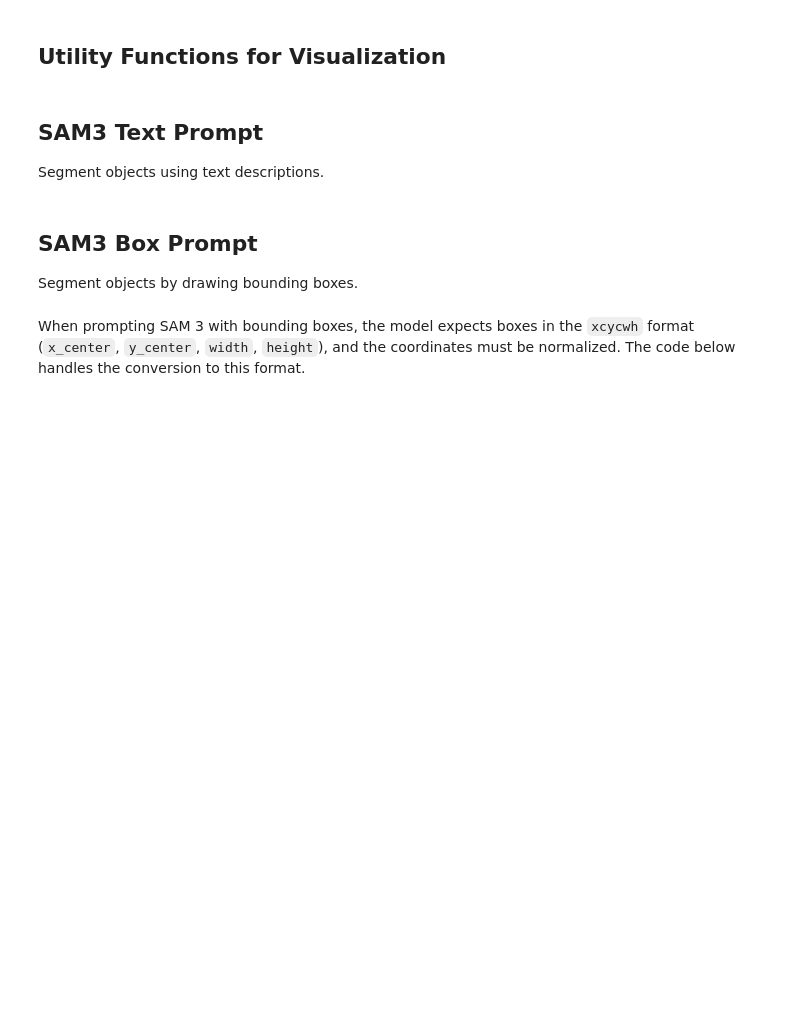
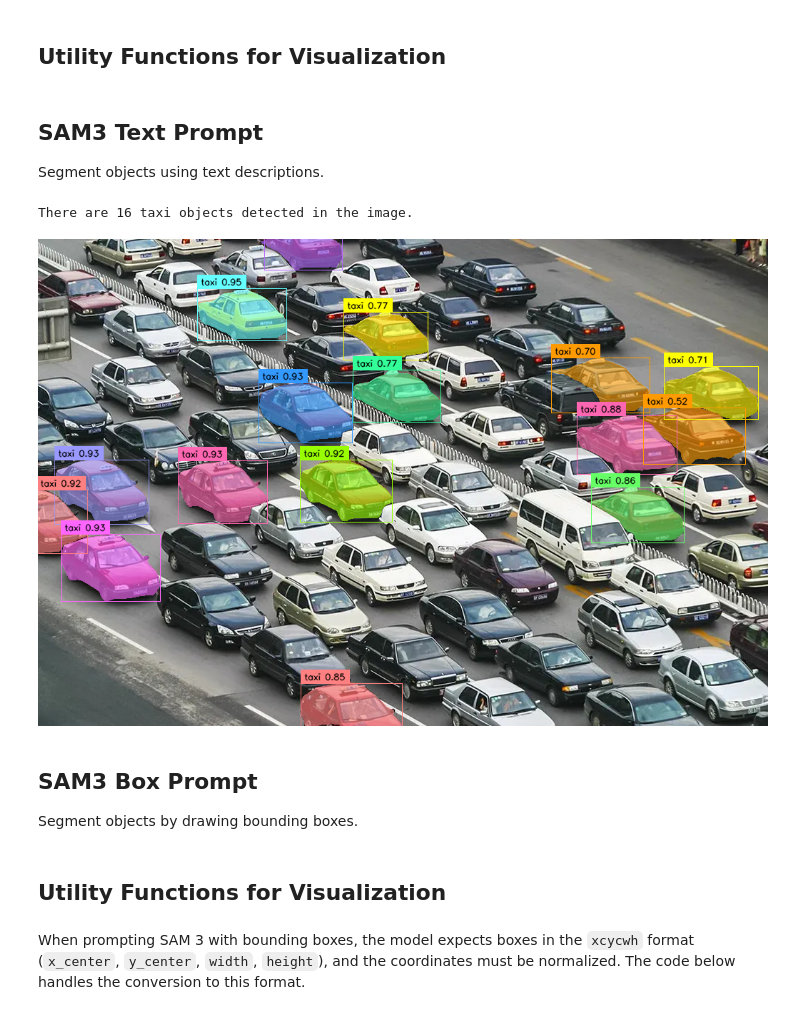
Before and after one commit to berkaybgk/cv-urban-accessibility-senior-project, a Jupyter notebook: sam3-trials/local-gpu-setup/sam3_local_gpu.ipynb, the cells around one changed output. Saved outputs shown, nothing was run; the diff lists cells and outputs as text; code cells hidden in the pictures; blank space fills up the shorter version.

```diff
--- a/sam3-trials/local-gpu-setup/sam3_local_gpu.ipynb
+++ b/sam3-trials/local-gpu-setup/sam3_local_gpu.ipynb
@@ -206,24 +295,30 @@ Segment objects using text descriptions.
 # %%
 from PIL import Image
 from IPython.display import display
 
+data_dir = Path.cwd() / "data"
 PROMPT = "taxi"
 IMAGE_PATH = data_dir / "traffic_jam.jpg"
 
 image = Image.open(IMAGE_PATH).convert("RGB")
 inference_state = processor.set_image(image)
 inference_state = processor.set_text_prompt(state=inference_state, prompt=PROMPT)
 
 detections = from_sam(sam_result=inference_state)
 detections = detections[detections.confidence > 0.5]
 
 print(f"There are {len(detections)} {PROMPT} objects detected in the image.\n")
 annotated = annotate(image, detections, label=PROMPT)
 display(annotated)
+# %% [output]
+There are 16 taxi objects detected in the image.
+[figure, added]
 # %% [markdown]
 ## SAM3 Box Prompt
 
 Segment objects by drawing bounding boxes.
+# %% [markdown]
+## Utility Functions for Visualization
 # %%
 import base64
 from io import BytesIO
```
Also changed, not shown: parts of 10 cells of this notebook, 10 other files.
